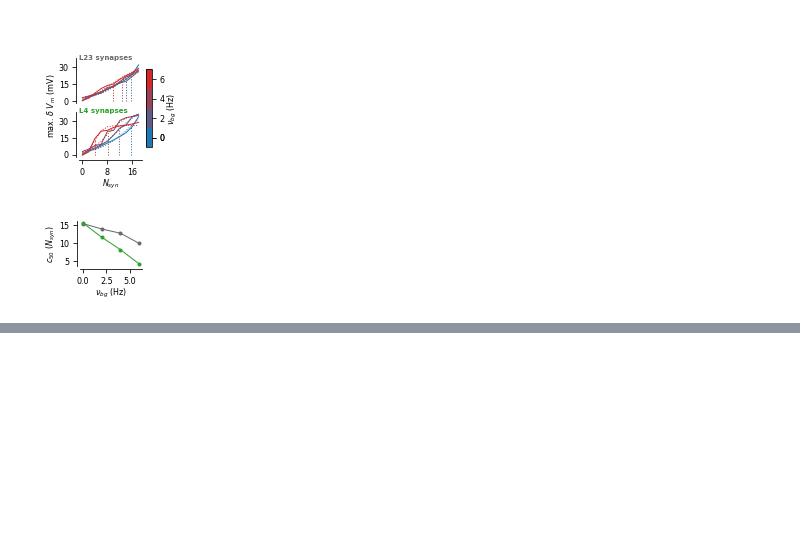
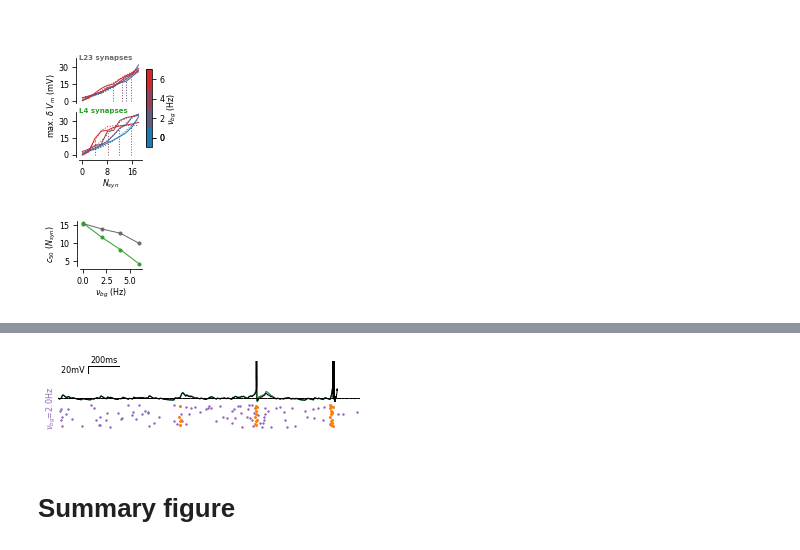
Before and after one commit to yzerlaut/zinc-NMDA-modulation, a Jupyter notebook: Sensitivity_to_Background_Modulation.ipynb, the cells around one changed output, grey strips where cells are left out. Cells and saved outputs as stored; diff of their text form; code cells hidden in the pictures; blank space fills up the shorter version.

```diff
--- a/Sensitivity_to_Background_Modulation.ipynb
+++ b/Sensitivity_to_Background_Modulation.ipynb
@@ -348,3 +491,81 @@ show_response_bg_dep(output_L23, output_L4, method='peak')
+# %%
+def plot_single_sim(data_L23, data_L4, data_AMPA=None,
+            BG_levels=None, NSTIMs=None, BG_seeds=None,
+            COLORS=[ge.blue, ge.green, 'k']):
+    """
+    Show raw simulation data
+
+    """
+    args = data_L23['args']
+    if BG_levels is None:
+        BG_levels = args['bg_levels']
+    if NSTIMs is None:
+        NSTIMs = args['NSTIMs']
+    if BG_seeds is None:
+        BG_seeds = np.zeros(len(BG_levels))
+    if data_AMPA is None:
+        data_AMPA = data_L4
+        COLORS[2] = 'k'
+
+    # prepare figure shape
+    AE = []
+    for i in range(len(BG_levels)):
+        AE += [[[1,6]], [[1,4]], [[1,1]]]
+    fig, AX = ge.figure(axes_extents=AE, figsize=(2.2,.15), hspace=0., left=.2)
+    VLIM = [-76, -np.inf]
+    for d, data in enumerate([data_AMPA, data_L4, data_L23]):
+
+        args = data['args']
+        ibg2 = -1
+        for ibg, bg in enumerate(args['bg_levels']):
+            if bg in BG_levels:
+                ibg2 += 1
+                istim2 = -1
+                for istim, stim in enumerate(args['NSTIMs']):
+                    if stim in NSTIMs:
+                        istim2 += 1
+                        t0 = ibg*len(args['NSTIMs'])*len(args['stimSEEDS'])*len(args['bgSEEDS'])*args['duration_per_bg_level']+\
+                            BG_seeds[ibg2]*istim*len(args['stimSEEDS'])*args['duration_per_bg_level']+\
+                            istim*len(args['stimSEEDS'])*args['duration_per_bg_level']
+                        t1 = t0+args['duration_per_bg_level']
+                        tcond = (data['t']>=t0) & (data['t']<t1)
+
+                        AX[3*ibg2].plot(data['t'][tcond]-t0+istim2*args['duration_per_bg_level'],
+                                        data['Vm_soma'][tcond], color=COLORS[d], lw=1)
+
+                        AX[3*ibg2].plot([0,len(NSTIMs)*args['duration_per_bg_level']], [-75,-75], 'k--', lw=0.5)
+                        AX[3*ibg2+1].plot([0,len(NSTIMs)*args['duration_per_bg_level']], [0, 0], 'w.', lw=0)
+                        if d==2:
+                            for i, sp0 in enumerate(data['BG_raster']):
+                                sp = np.array(sp0)
+                                cond = (sp>=t0) & (sp<t1)
+                                AX[3*ibg2+1].scatter(sp[cond]-t0+istim2*args['duration_per_bg_level'],
+                                                     i*np.ones(len(sp[cond])), color=ge.purple, s=2)
+                            for i, sp0 in enumerate(data['STIM_raster']):
+                                sp = np.array(sp0)
+                                cond = (sp>=t0) & (sp<t1)
+                                AX[3*ibg2+1].scatter(sp[cond]-t0+istim2*args['duration_per_bg_level'],
+                                                     i*np.ones(len(sp[cond])), color=ge.orange, s=4)
+                if d==2:
+                    ge.annotate(AX[3*ibg2+1], '$\\nu_{bg}$=%.1fHz' % bg, (0,0), color=ge.purple,
+                                rotation=90, ha='right')
+    VLIM = [-85, 20]
+    for ibg, bg in enumerate(BG_levels):
+        # ge.annotate(AX[3*ibg],' -75mV', (len(NSTIMs)*args['duration_per_bg_level'],-75),xycoords='data',va='center')
+        ge.set_plot(AX[3*ibg], [], xlim=[0,len(NSTIMs)*args['duration_per_bg_level']], ylim=VLIM)
+        ge.set_plot(AX[3*ibg+1], [], xlim=[0,len(NSTIMs)*args['duration_per_bg_level']])
+        ge.set_plot(AX[3*ibg+2], [], xlim=[t0, t1])
+    ge.draw_bar_scales(AX[0],
+                            Xbar = 200, Xbar_label='200ms',
+                            Ybar = 20, Ybar_label='20mV ',
+                            loc=(0.1,.9), orientation='right-bottom')
+    return fig
+
+fig = plot_single_sim(data_L23, data_L4)
+# %% [output]
+[figure, added]
+# %% [markdown]
+# Summary figure
 # %%
 from datavyz import ge
 ge.multipanel_figure([[figA]],
```
Also changed, not shown: parts of 9 cells of this notebook, 3 other files.
